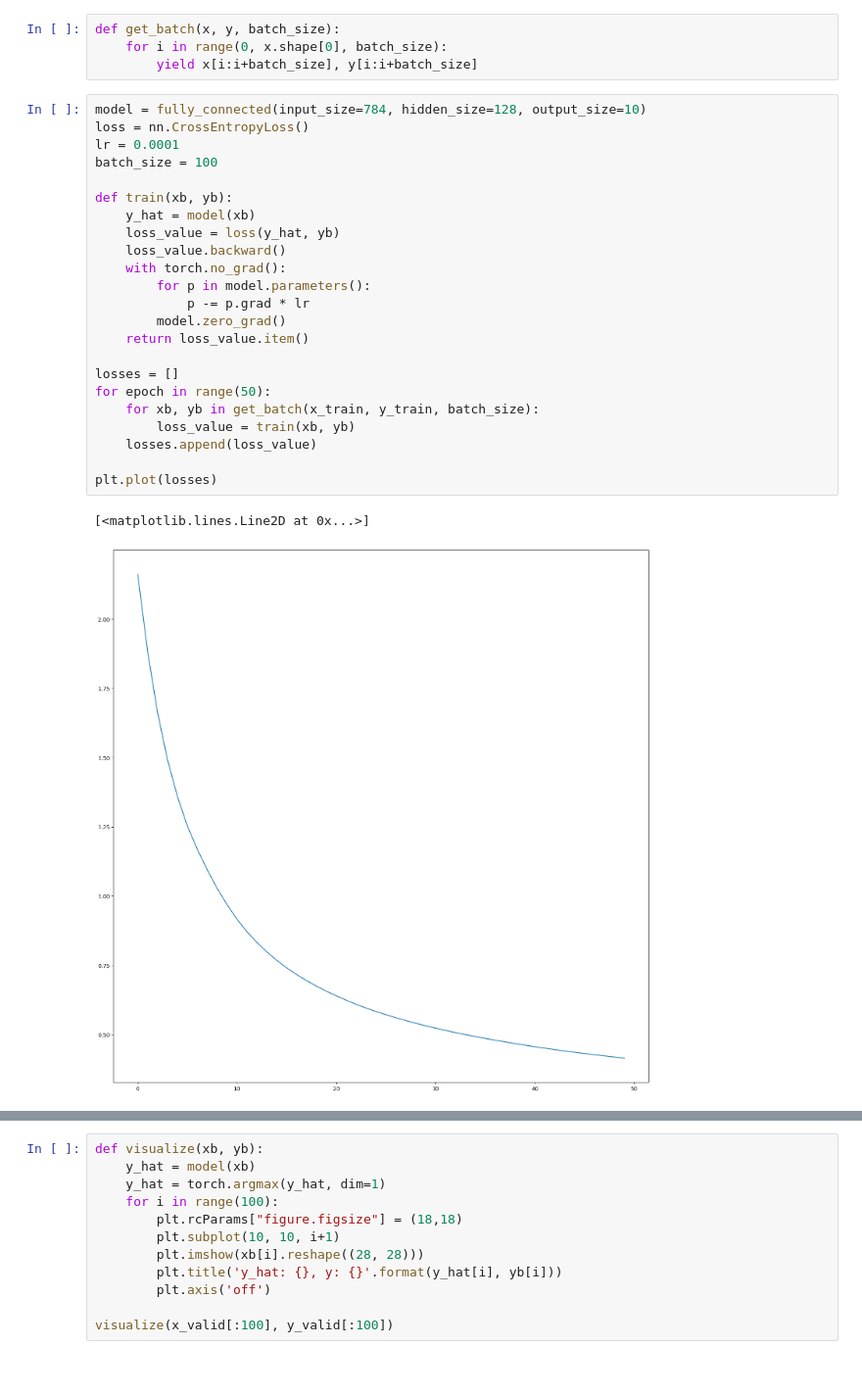
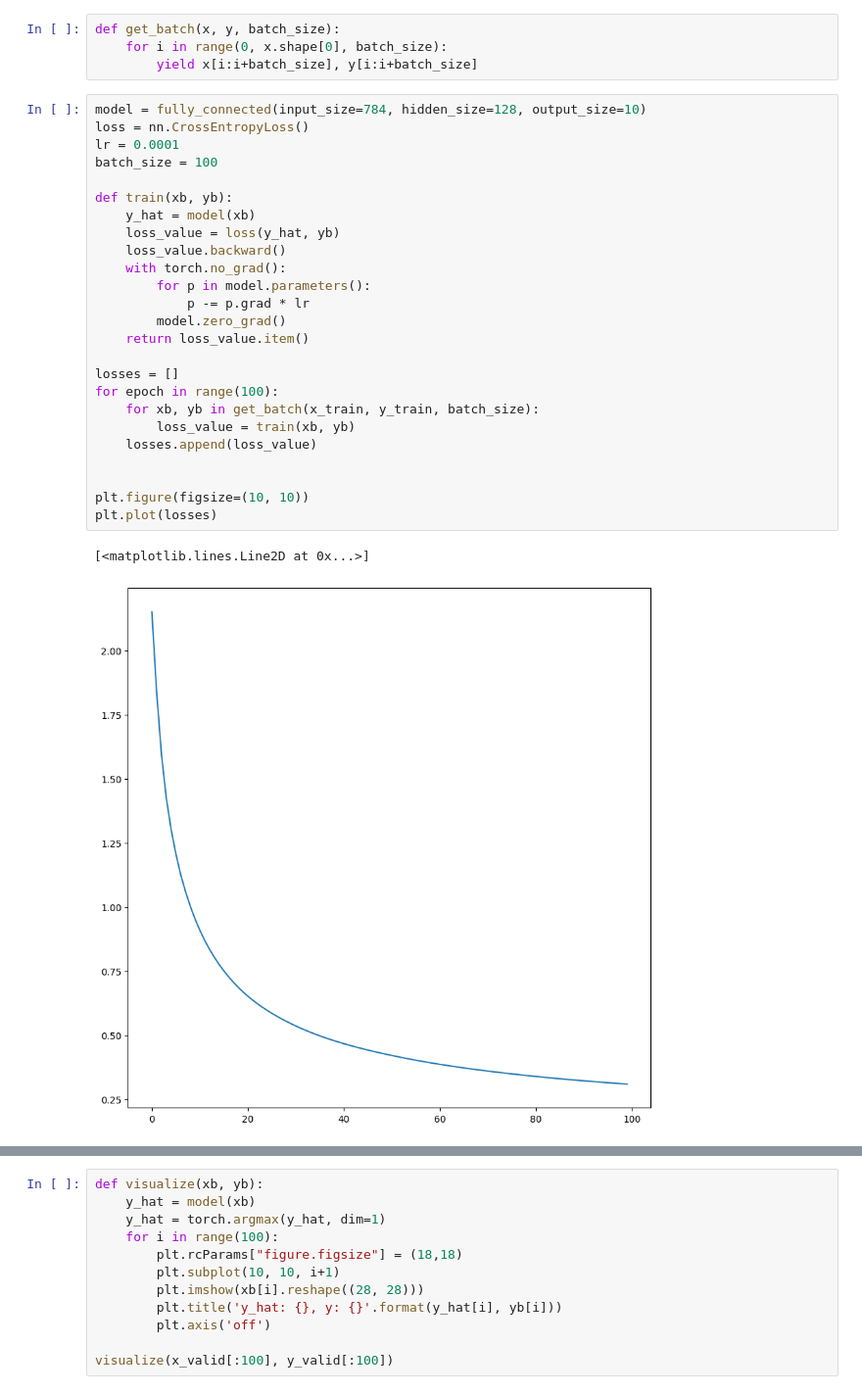
Before and after one commit to NicoBorkowski/fa21b_computer_vision_into, a Jupyter notebook: test_into.ipynb, the cells around one changed output, grey strips where cells are left out. Shown at 98% size. Cells and saved outputs as stored; diff of their text form.

```diff
--- a/test_into.ipynb
+++ b/test_into.ipynb
@@ -57,29 +57,31 @@ def get_batch(x, y, batch_size):
 # %%
 model = fully_connected(input_size=784, hidden_size=128, output_size=10)
 loss = nn.CrossEntropyLoss()
 lr = 0.0001
 batch_size = 100
 
 def train(xb, yb):
     y_hat = model(xb)
     loss_value = loss(y_hat, yb)
     loss_value.backward()
     with torch.no_grad():
         for p in model.parameters():
             p -= p.grad * lr
         model.zero_grad()
     return loss_value.item()
 
 losses = []
-for epoch in range(50):
+for epoch in range(100):
     for xb, yb in get_batch(x_train, y_train, batch_size):
         loss_value = train(xb, yb)
     losses.append(loss_value)
 
+
+plt.figure(figsize=(10, 10))
 plt.plot(losses)
 # %% [output]
 [<matplotlib.lines.Line2D at 0x...>]
-[figure, old version]
+[figure, new version]
 # %%
 # testing the model
 def accuracy(xb, yb):
```
Also changed, not shown: parts of 1 cell of this notebook, 1 other file.
